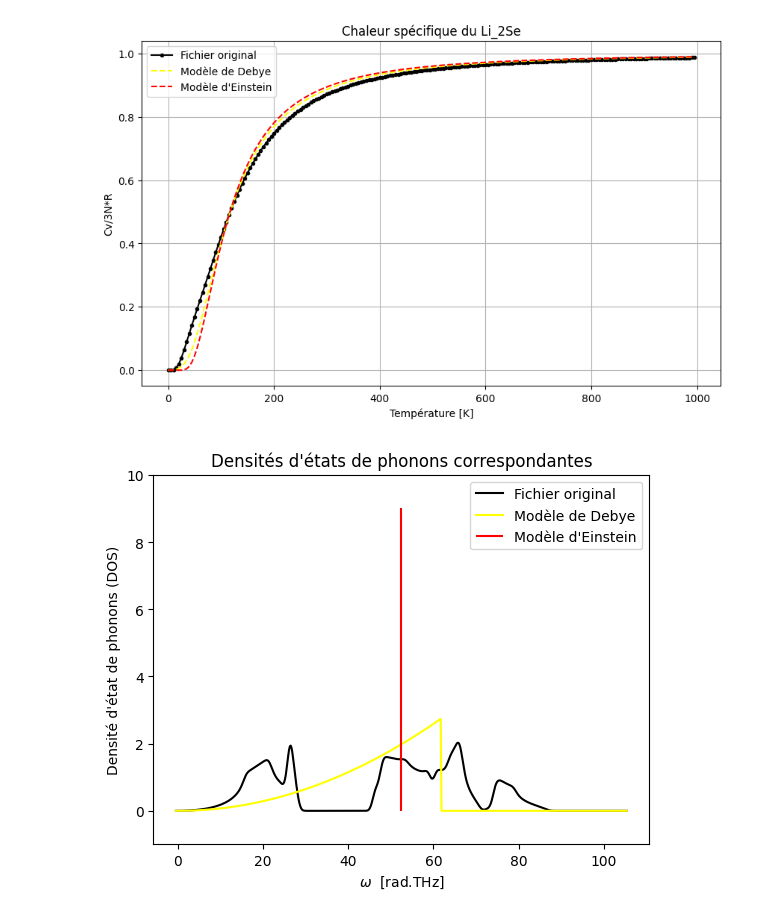
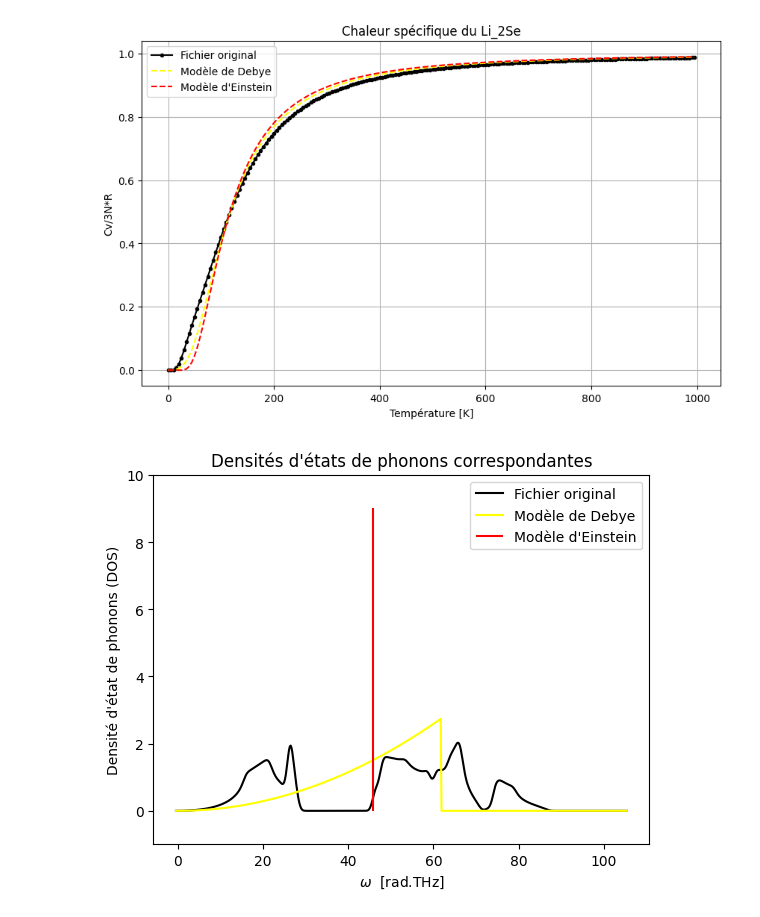
Before and after one commit to Mistergang18/lmapr1492, a Jupyter notebook: ph_dos.ipynb, the cells around one changed output. Cells and saved outputs as stored; diff of their text form; code cells hidden in the pictures.

```diff
--- a/ph_dos.ipynb
+++ b/ph_dos.ipynb
@@ -122,12 +122,12 @@ for i in range(len(frequency)) :
 # %%
 plt.plot(frequency*2*np.pi, density, color='black', label = "Fichier original")
 plt.plot(frequency*2*np.pi, dos_d, color='yellow', label = "Modèle de Debye")
-plt.vlines(f_einst*2*np.pi, 0, A, label = "Modèle d'Einstein", color = 'red')
+plt.vlines(f_e*2*np.pi, 0, A, label = "Modèle d'Einstein", color = 'red')
 plt.xlabel('$\omega$  [rad.THz]')
 plt.ylabel("Densité d'état de phonons (DOS)")
 plt.ylim(-1, 10)
 plt.title("Densités d'états de phonons correspondantes")
 plt.legend()
 plt.show()
 # %% [output]
-[figure, old version]
+[figure, new version]
```
Also changed, not shown: parts of 1 cell of this notebook.
